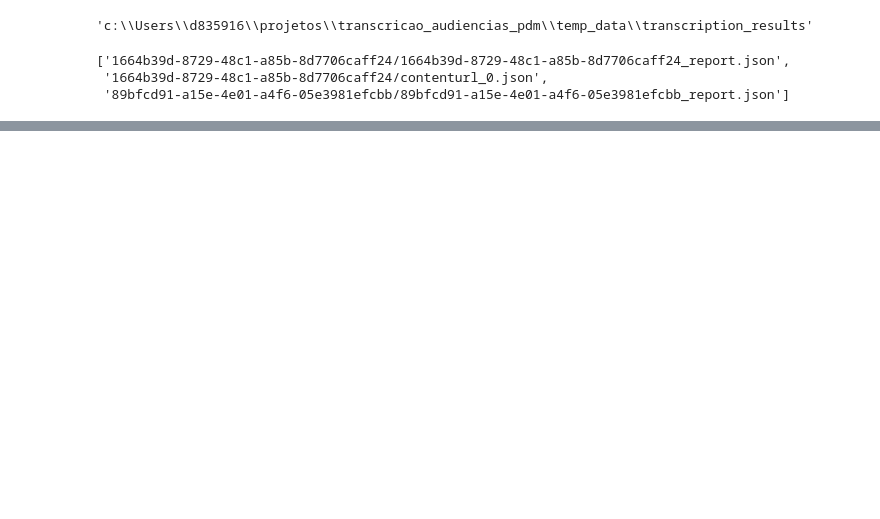
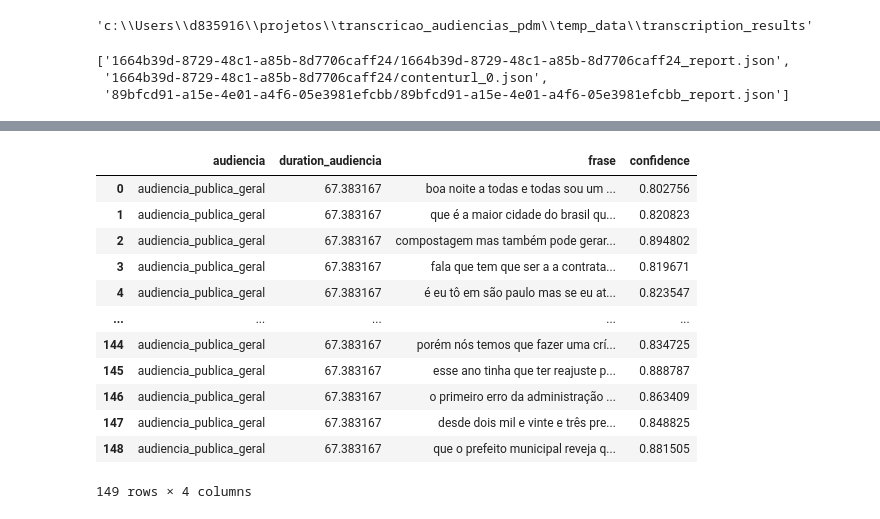
Before and after one commit to h-pgy/transcricao_audiencias_pdm, a Jupyter notebook: data_cleaning_transcricao.ipynb, the cells around one changed output, grey strips where cells are left out. Cells and saved outputs as stored; diff of their text form; code cells hidden in the pictures; blank space fills up the shorter version.

Commit message:
parsing results fetching best frases

```diff
--- a/data_cleaning_transcricao.ipynb
+++ b/data_cleaning_transcricao.ipynb
@@ -29,6 +32,7 @@ for blob in tqdm(transcription_files):
     file_path = solve_path(file_name, RESULTS_FOLDER)
     if os.path.exists(file_path):
         print(f"File {file_path} already exists, skipping download.")
+        result_files.append(file_path)
         continue
     saved_file = fetch_transcription_blob_data(blob, file_path, as_json=True)
     result_files.append(saved_file)
@@ -56,0 +63,11 @@ result_files[:3]
+# %%
+def load_json(file:str)->dict:
+
+    if not os.path.exists(file):
+        raise ValueError(f'File {file} does not exists.')
+    if not file.endswith('.json'):
+        raise ValueError('Must be json file')
+    with open(file, 'r') as f:
+        return json.load(f)
+# %%
+json_data = load_json(result_files[0])
@@ -56,0 +96,18 @@ result_files[:3]
+# %%
+r = ResultParser()
+# %%
+r(json_data)
+# %% [output]
+|  | audiencia | duration_audiencia | frase | confidence |
+| 0 | audiencia_publica_geral | 67.383167 | boa noite a todas e todas sou um ... | 0.802756 |
+| 1 | audiencia_publica_geral | 67.383167 | que é a maior cidade do brasil qu... | 0.820823 |
+| 2 | audiencia_publica_geral | 67.383167 | compostagem mas também pode gerar... | 0.894802 |
+| 3 | audiencia_publica_geral | 67.383167 | fala que tem que ser a a contrata... | 0.819671 |
+| 4 | audiencia_publica_geral | 67.383167 | é eu tô em são paulo mas se eu at... | 0.823547 |
+| ... | ... | ... | ... | ... |
+| 144 | audiencia_publica_geral | 67.383167 | porém nós temos que fazer uma crí... | 0.834725 |
+| 145 | audiencia_publica_geral | 67.383167 | esse ano tinha que ter reajuste p... | 0.888787 |
+| 146 | audiencia_publica_geral | 67.383167 | o primeiro erro da administração ... | 0.863409 |
+| 147 | audiencia_publica_geral | 67.383167 | desde dois mil e vinte e três pre... | 0.848825 |
+| 148 | audiencia_publica_geral | 67.383167 | que o prefeito municipal reveja q... | 0.881505 |
+149 rows × 4 columns
```
Also changed, not shown: parts of 4 cells of this notebook, 2 other files.
